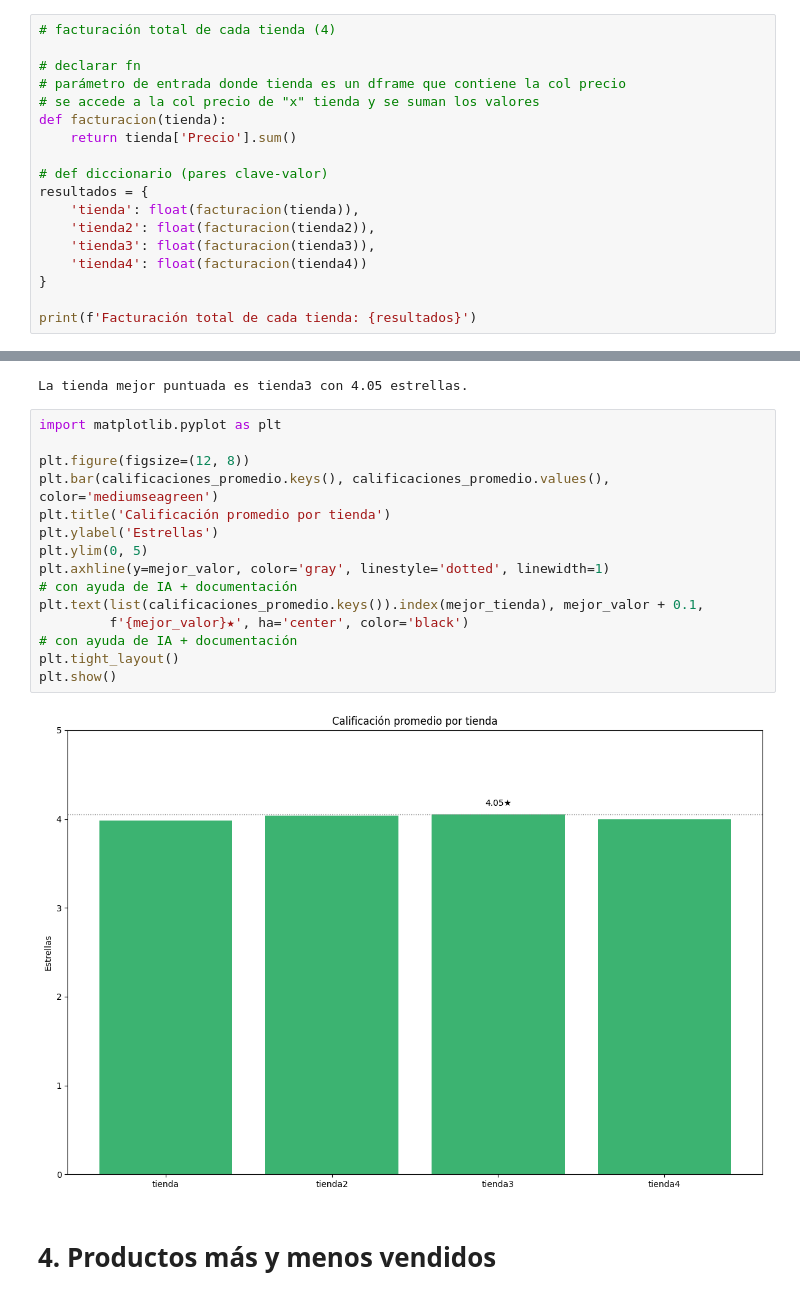
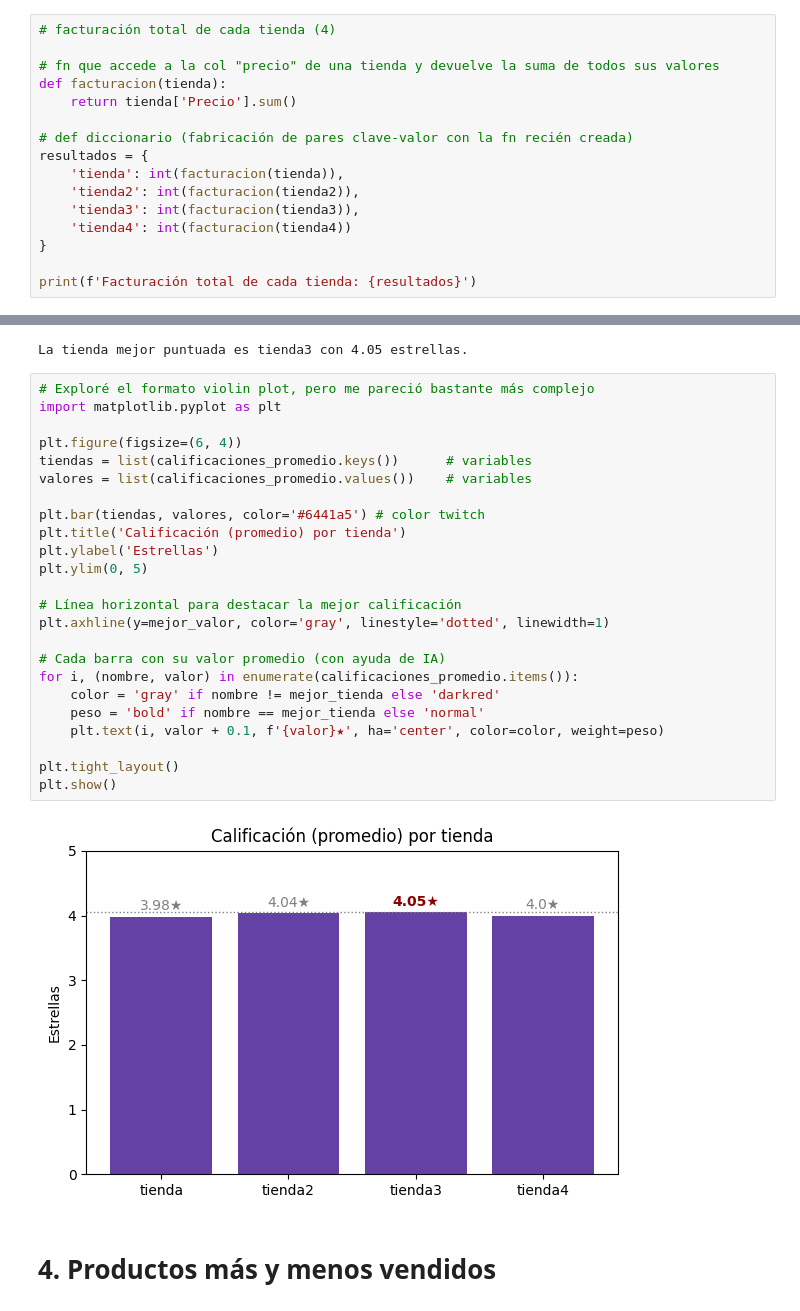
Before and after one commit to reddjedet/challenge-alurastorelatam, a Jupyter notebook: AluraStoreLatam.ipynb, the cells around one changed output, grey strips where cells are left out. Cells and saved outputs as stored; diff of their text form.

```diff
--- a/AluraStoreLatam.ipynb
+++ b/AluraStoreLatam.ipynb
@@ -27,18 +40,16 @@ tienda.head()
 # %%
 # facturación total de cada tienda (4)
 
-# declarar fn
-# parámetro de entrada donde tienda es un dframe que contiene la col precio
-# se accede a la col precio de "x" tienda y se suman los valores
+# fn que accede a la col "precio" de una tienda y devuelve la suma de todos sus valores
 def facturacion(tienda):
     return tienda['Precio'].sum()
 
-# def diccionario (pares clave-valor)
+# def diccionario (fabricación de pares clave-valor con la fn recién creada)
 resultados = {
-    'tienda': float(facturacion(tienda)),
-    'tienda2': float(facturacion(tienda2)),
-    'tienda3': float(facturacion(tienda3)),
-    'tienda4': float(facturacion(tienda4))
+    'tienda': int(facturacion(tienda)),
+    'tienda2': int(facturacion(tienda2)),
+    'tienda3': int(facturacion(tienda3)),
+    'tienda4': int(facturacion(tienda4))
 }
 
 print(f'Facturación total de cada tienda: {resultados}')
@@ -139,19 +159,30 @@ print(f"\nLa tienda mejor puntuada es {mejor_tienda} con {mejor_valor} estrellas
 # %% [output]
 La tienda mejor puntuada es tienda3 con 4.05 estrellas.
 # %%
+# Exploré el formato violin plot, pero me pareció bastante más complejo
 import matplotlib.pyplot as plt
 
-plt.figure(figsize=(12, 8))
-plt.bar(calificaciones_promedio.keys(), calificaciones_promedio.values(), color='mediumseagreen')
-plt.title('Calificación promedio por tienda')
+plt.figure(figsize=(6, 4))
+tiendas = list(calificaciones_promedio.keys())      # variables
+valores = list(calificaciones_promedio.values())    # variables
+
+plt.bar(tiendas, valores, color='#6441a5') # color twitch
+plt.title('Calificación (promedio) por tienda')
 plt.ylabel('Estrellas')
 plt.ylim(0, 5)
-plt.axhline(y=mejor_valor, color='gray', linestyle='dotted', linewidth=1)                       # con ayuda de IA + documentación
-plt.text(list(calificaciones_promedio.keys()).index(mejor_tienda), mejor_valor + 0.1,
-         f'{mejor_valor}★', ha='center', color='black')                                        # con ayuda de IA + documentación
+
+# Línea horizontal para destacar la mejor calificación
+plt.axhline(y=mejor_valor, color='gray', linestyle='dotted', linewidth=1)
+
+# Cada barra con su valor promedio (con ayuda de IA)
+for i, (nombre, valor) in enumerate(calificaciones_promedio.items()):
+    color = 'gray' if nombre != mejor_tienda else 'darkred'
+    peso = 'bold' if nombre == mejor_tienda else 'normal'
+    plt.text(i, valor + 0.1, f'{valor}★', ha='center', color=color, weight=peso)
+
 plt.tight_layout()
 plt.show()
 # %% [output]
-[figure, old version]
+[figure, new version]
 # %% [markdown]
 # 4. Productos más y menos vendidos
```
Also changed, not shown: parts of 21 cells of this notebook, 2 other files.
